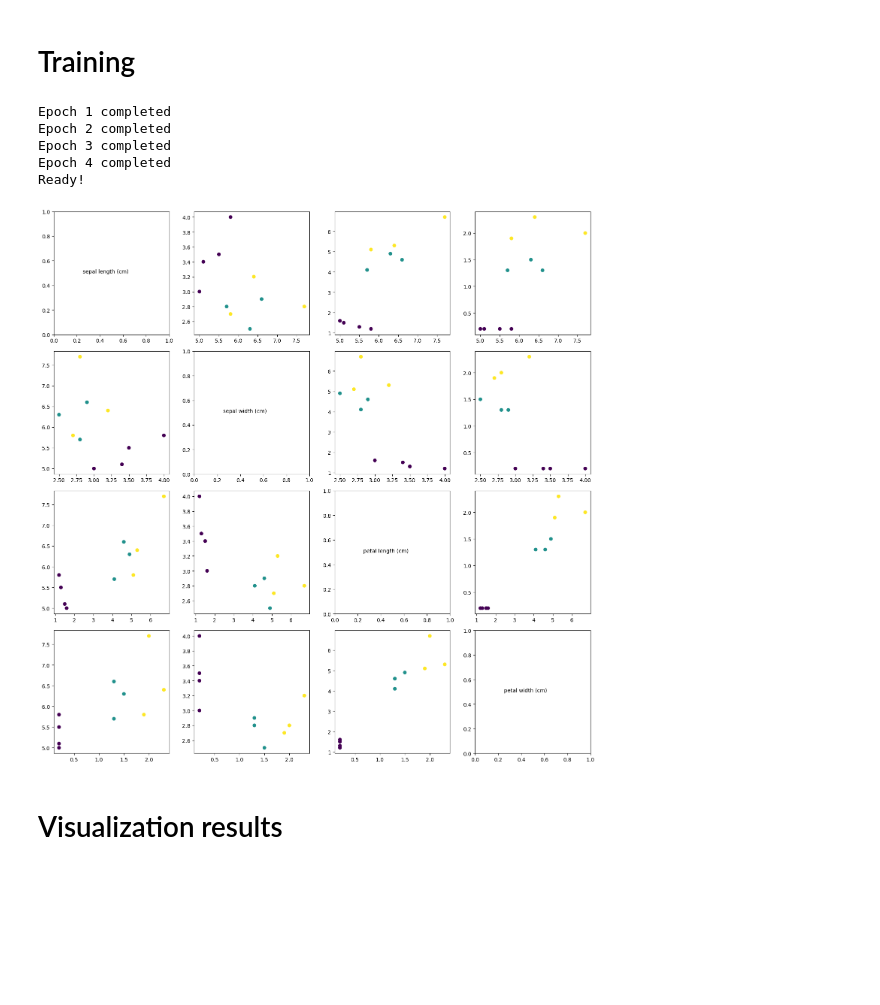
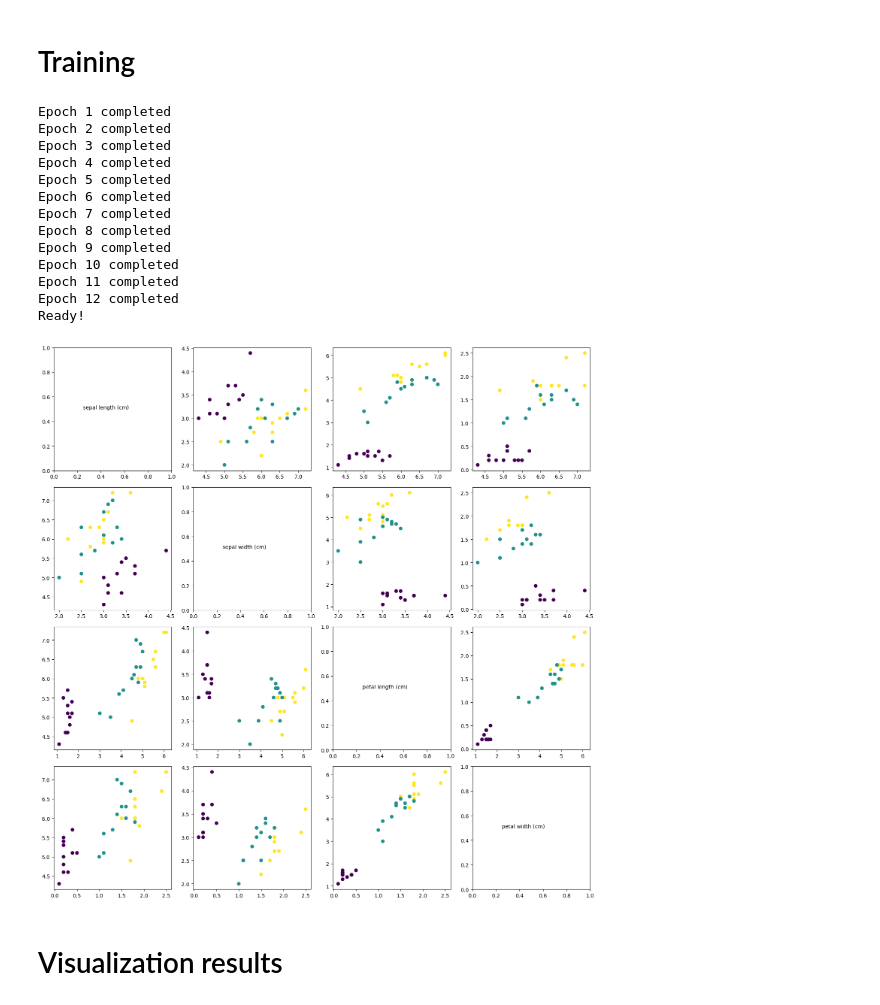
Before and after one commit to pishchev/MachineLearning, a Jupyter notebook: KNN/knn.ipynb, the cells around one changed output. Saved outputs shown, nothing was run; the diff lists cells and outputs as text; code cells hidden in the pictures; blank space fills up the shorter version.

```diff
--- a/KNN/knn.ipynb
+++ b/KNN/knn.ipynb
@@ -19,8 +21,7 @@ iris = datasets.load_iris()
 X = iris.data
 Y = iris.target
 
-trainer.SetData( *train_test_split(X, Y, test_size = 0.8, random_state = 0))
-utils.train_data = trainer.train_data
+train_X, test_X, train_Y, test_Y = train_test_split(X, Y, test_size = 0.3, random_state = 0)
 # %% [markdown]
 # Data visualization
 # %%
@@ -29,25 +30,29 @@ draw.plot_features_data(X, Y, iris.feature_names)
 [figure]
 # %% [markdown]
 # Initialization
-# %%
-#переименовать
-#архитектура
-trainer.n = 2
-trainer.h = utils.max_distance(trainer.n)
-metric = kernels.Gauss
-epoch = 20
+# %%
+model = model.Model(train_Y.shape[0], utils.max_distance(train_X), kernels.Gauss, 2)
+trainer = trainer.Trainer()
 # %% [markdown]
 # Training
-# %%
-weights = trainer.train_weights(epoch, metric)
-non_zero_weights = utils.non_zero_weigth(weights)
-draw.plot_features_data(trainer.train_data[non_zero_weights], trainer.train_labels[non_zero_weights], iris.feature_names)
-# %% [output]
-Epoch 1 completed
-Epoch 2 completed
-Epoch 3 completed
-Epoch 4 completed
-Ready!
-[figure, removed]
+# %%
+trainer.train(model, train_X, train_Y, 20)
+non_zero_weights = model.non_zero_weights()
+draw.plot_features_data(train_X[non_zero_weights], train_Y[non_zero_weights], iris.feature_names)
+# %% [output]
+Epoch 1 completed
+Epoch 2 completed
+Epoch 3 completed
+Epoch 4 completed
+Epoch 5 completed
+Epoch 6 completed
+Epoch 7 completed
+Epoch 8 completed
+Epoch 9 completed
+Epoch 10 completed
+Epoch 11 completed
+Epoch 12 completed
+Ready!
+[figure, added]
 # %% [markdown]
 # Visualization results
```
Also changed, not shown: parts of 3 cells of this notebook, 3 other files.
